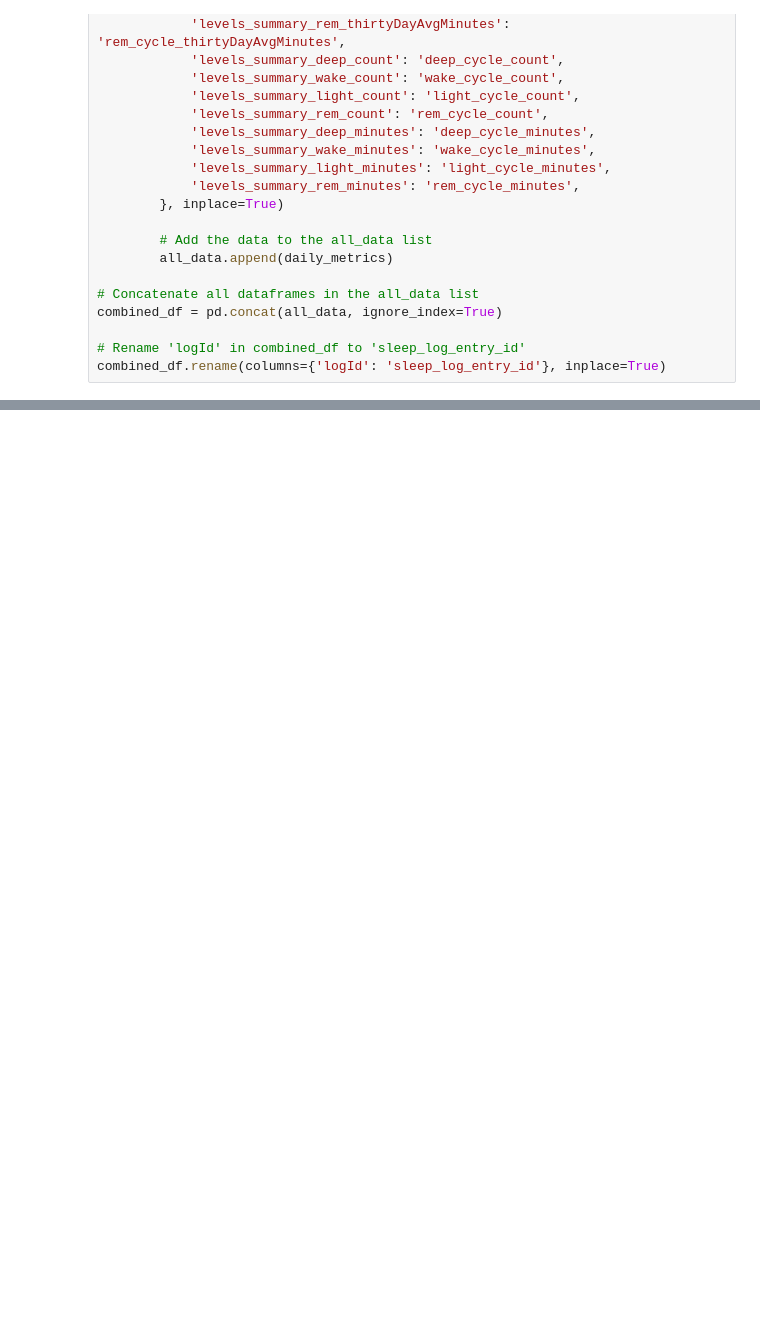
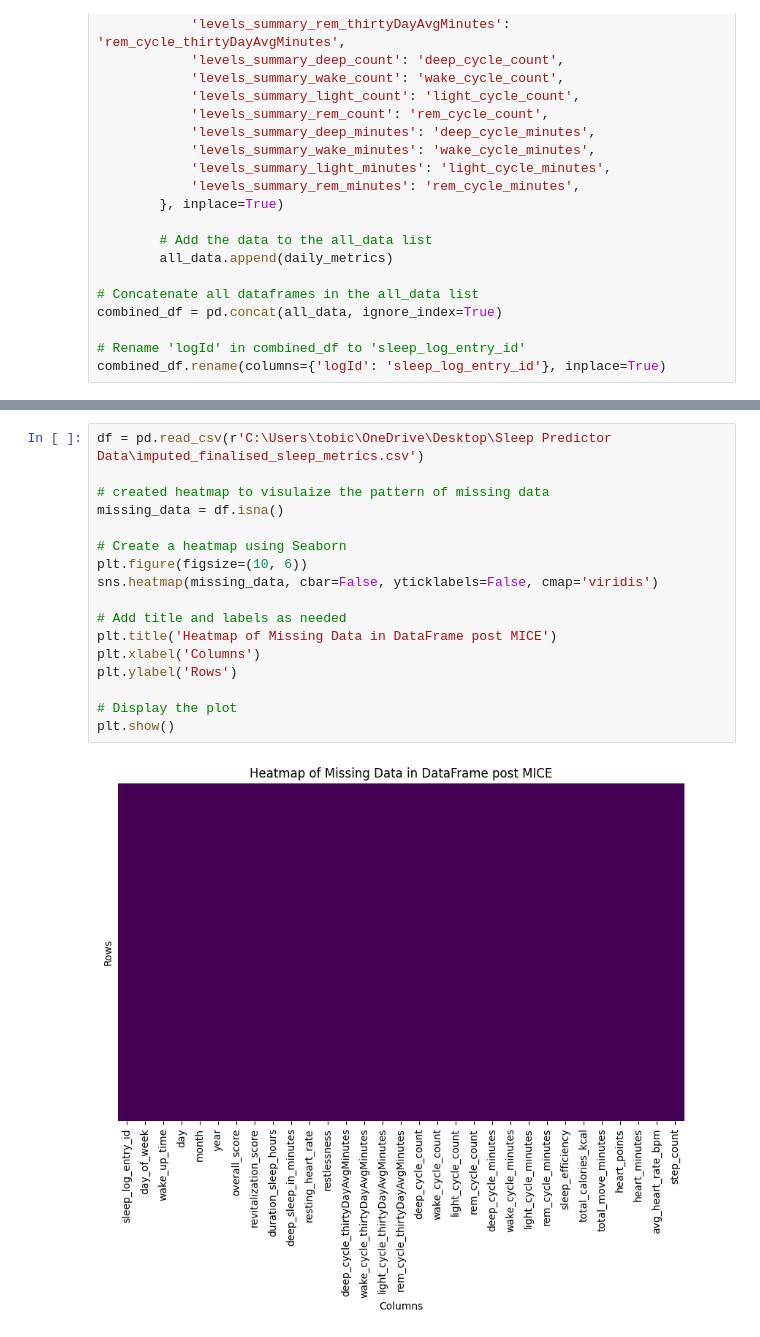
Before and after one commit to tobichls/Tobi-Sleep-Predictor, a Jupyter notebook: Data Cleaning Code/second_data_cleaning.ipynb, the cells around one changed output, grey strips where cells are left out. Saved outputs shown, nothing was run; the diff lists cells and outputs as text; blank space fills up the shorter version.

Commit message:
used MICE imputation to fill null values

```diff
--- a/Data Cleaning Code/second_data_cleaning.ipynb
+++ b/Data Cleaning Code/second_data_cleaning.ipynb
@@ -194,0 +290,19 @@ plt.show()
+# %%
+df = pd.read_csv(r'C:\Users\tobic\OneDrive\Desktop\Sleep Predictor Data\imputed_finalised_sleep_metrics.csv')
+
+# created heatmap to visulaize the pattern of missing data
+missing_data = df.isna()
+
+# Create a heatmap using Seaborn
+plt.figure(figsize=(10, 6))
+sns.heatmap(missing_data, cbar=False, yticklabels=False, cmap='viridis')
+
+# Add title and labels as needed
+plt.title('Heatmap of Missing Data in DataFrame post MICE')
+plt.xlabel('Columns')
+plt.ylabel('Rows')
+
+# Display the plot
+plt.show()
+# %% [output]
+[figure, added]
```
Also changed, not shown: parts of 10 cells of this notebook.
